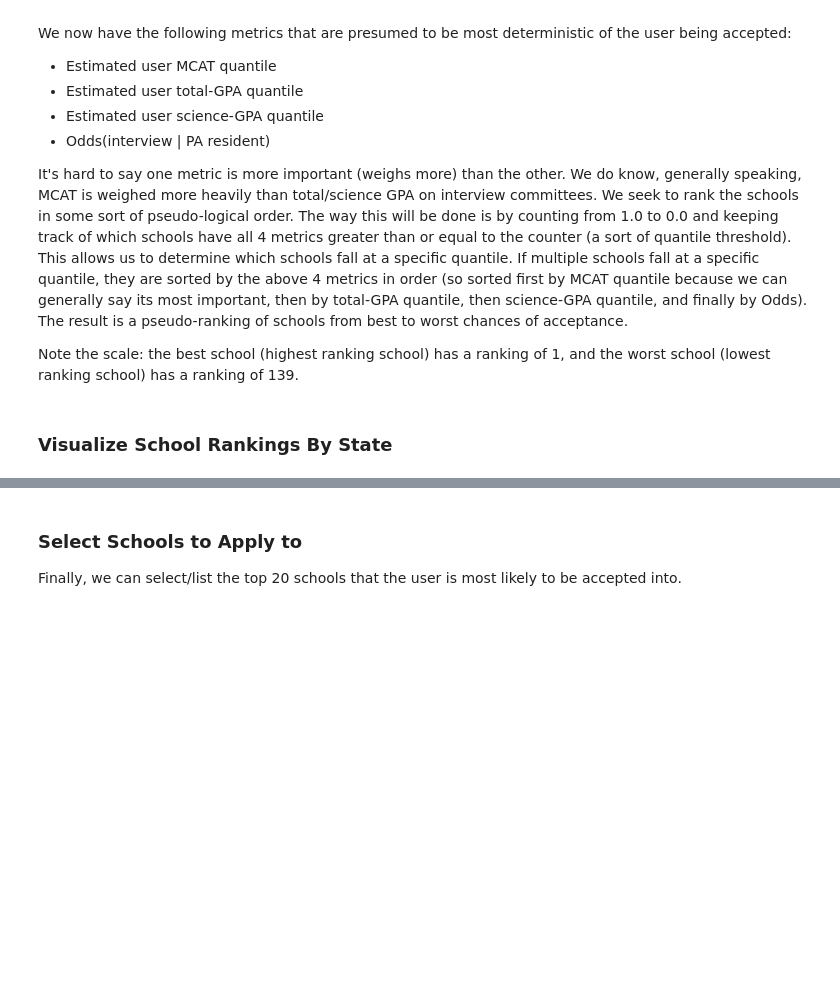
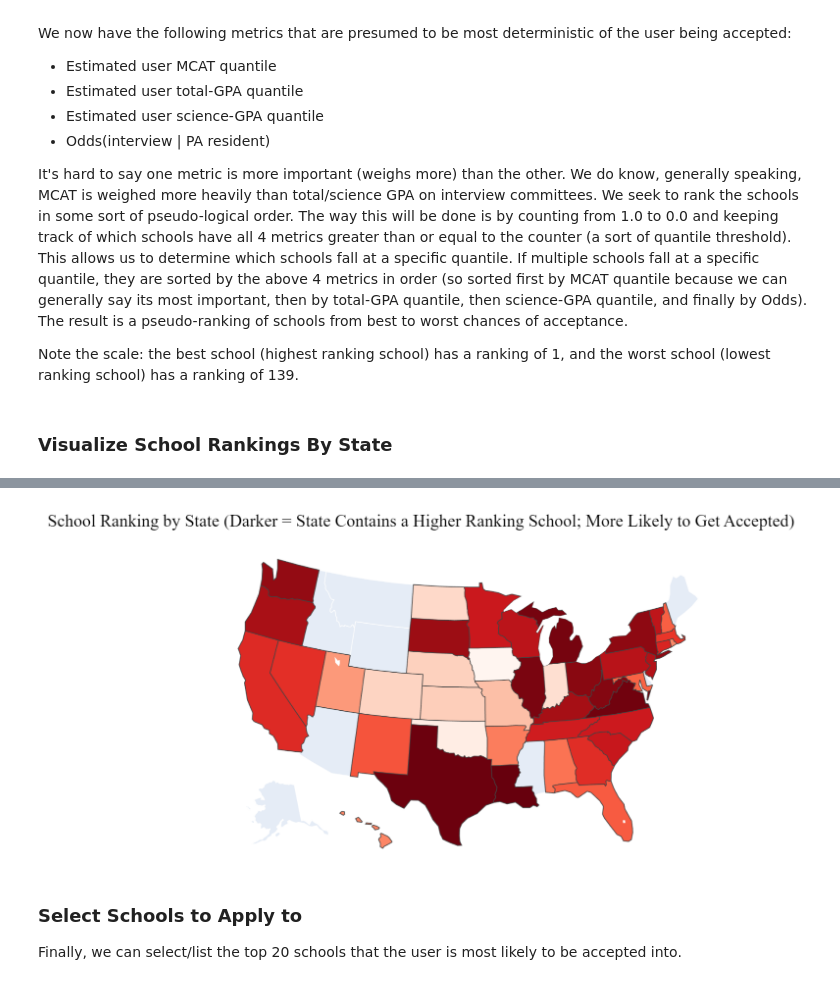
Before and after one commit to MichaelJWelsh/med-school-dataset-curation-and-analysis, a Jupyter notebook: EDA.ipynb, the cells around one changed output, grey strips where cells are left out. Drawn from its saved outputs; the diff is of its cells as text; code cells hidden in the pictures; blank space fills up the shorter version.

Commit message:
Change choropleth code output to be visualizable on GitHub.  Use saved PNG rather than interactive JS component.

```diff
--- a/EDA.ipynb
+++ b/EDA.ipynb
@@ -324,4 +325,11 @@ fig.update_layout(
     coloraxis_showscale=False
 )
 fig.show()
+
+# GitHub doesn't render interactive JS notebook components, so plot a picture of what you should see
+clear_output()
+plt.figure(figsize=(20, 20))
+plt.imshow(PIL.Image.open('choropleth_for_github.png'))
+plt.axis('off')
+plt.show()
 # %% [output]
@@ -329,3 +336,4 @@ fig.show()
+[figure, added]
 # %% [markdown]
 ### Select Schools to Apply to
 
```
Also changed, not shown: parts of 2 cells of this notebook.
